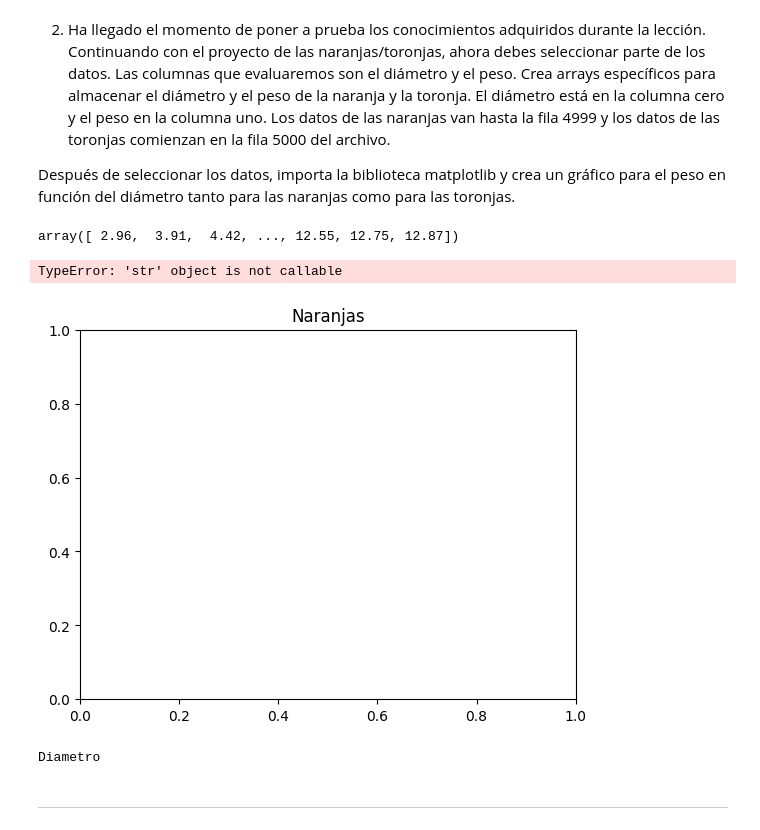
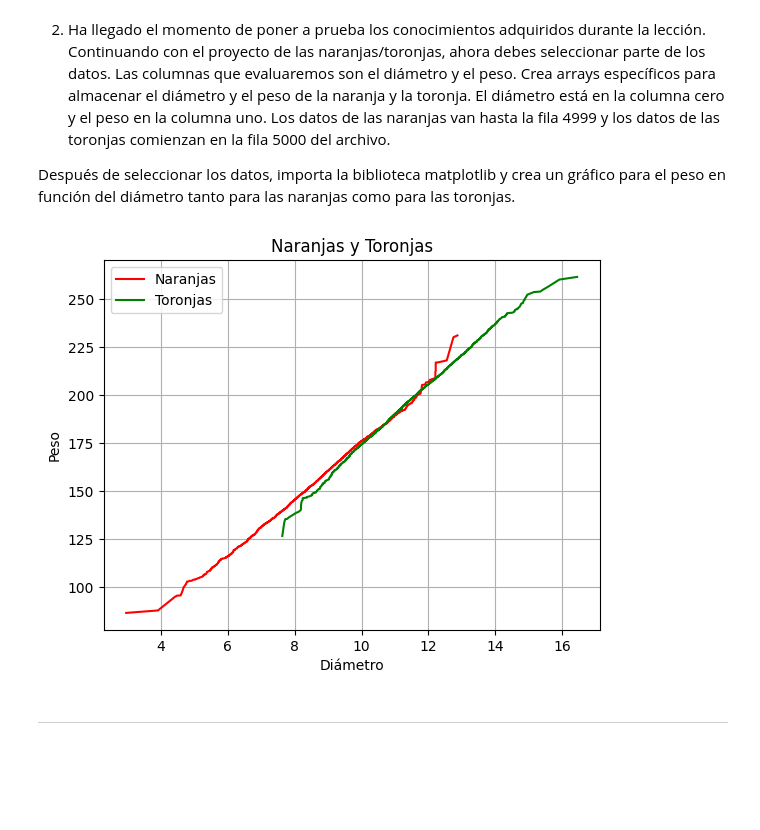
Before and after one commit to DanielRaiicHu/numPy, a Jupyter notebook: numPy.ipynb, the cells around one changed output. Saved outputs shown, nothing was run; the diff lists cells and outputs as text; code cells hidden in the pictures; blank space fills up the shorter version.

```diff
--- a/numPy.ipynb
+++ b/numPy.ipynb
@@ -299,25 +299,21 @@ diametro_naranjas = carga_datos[:5000,0] # fila 0 a 4999(+1), columna 0
 diametro_toronjas = carga_datos[5000:,0] # fila 5000 a final, columna 0
 peso_naranjas = carga_datos[:5000,1] # fila 0 a 4999(+1), columna 1
 peso_toronjas = carga_datos[5000:,1] # fila 5000 a final, columna 1
-diametro_naranjas
-# %% [output]
-array([ 2.96,  3.91,  4.42, ..., 12.55, 12.75, 12.87])
 # %%
 import matplotlib.pyplot as plt
-plt.title('Naranjas')
-plt.xlabel('Diametro')
+
+plt.title('Naranjas y Toronjas')
+plt.xlabel('Diámetro')
 plt.ylabel('Peso')
 
+plt.plot(diametro_naranjas, peso_naranjas, color = "red", label = "Naranjas")
+plt.plot(diametro_toronjas, peso_toronjas, color = "green", label = "Toronjas")
 
-plt.plot(diametro_naranjas, peso_naranjas)
+plt.grid()
+plt.legend()
 plt.show()
 # %% [output]
-TypeError: 'str' object is not callable
-[figure, old version]
+[figure, new version]
-# %%
-print(plt.xlabel)
-# %% [output]
-Diametro
 # %% [markdown]
 _____
 # %%
```
